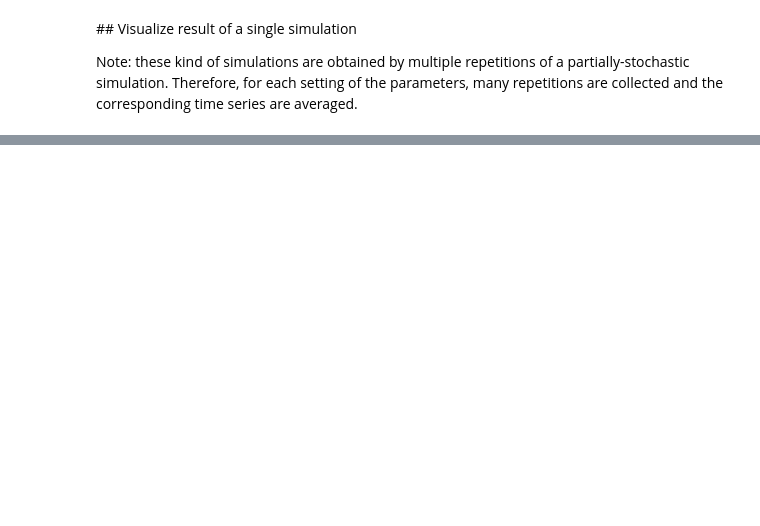
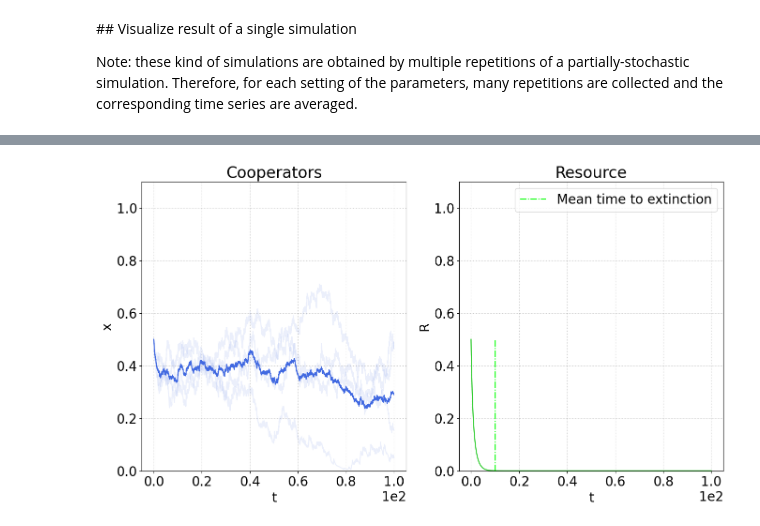
Before and after one commit to fabiomngzz/CPRSustainability, a Jupyter notebook: CPRSust_stochastic_dataAnalysis.ipynb, the cells around one changed output, grey strips where cells are left out. Cells and saved outputs as stored; diff of their text form; code cells hidden in the pictures; blank space fills up the shorter version.

Commit message:
Completed code for data analysis

```diff
--- a/CPRSust_stochastic_dataAnalysis.ipynb
+++ b/CPRSust_stochastic_dataAnalysis.ipynb
@@ -263,7 +297,7 @@ if runDetRes:
     paramsDictVis_detRes = dataObj_detRes[idxVis_detRes][paramsLabel]
     print('Paremeter set')
     print(json.dumps(paramsDictVis_detRes, indent=4))
-    seriesObjVis_detRes = dataObj_MF[idxVis_detRes][seriesLabel]
+    seriesObjVis_detRes = dataObj_detRes[idxVis_detRes][seriesLabel]
 
     print('Evaluating the times to extinction')
     tExtObj_detRes = extinctionTimes(seriesObjVis_detRes)
@@ -285,48 +319,61 @@ if runDetRes:
     contextVis_detRes = paramsDictVis_detRes | contextVis_detRes
 
     # Calculate averages
-    # if all(len(obj['time']) == 1 for obj in seriesObjVis_detRes):
-    #     seriesObjVis_detRes = [seriesObjVis_MF.copy() for _ in range(len(seriesObjVis_detRes))]
-    #     tSieriesVisAvg_detRes = seriesObjVis_MF['time'].copy()
-    # else:
-    #     tSeriesVisAvg_detRes = tVecCommon(seriesObjVis_detRes,contextVis_detRes,reactsCPRsust_homogeneous_detRes)
-    # coopFracSeriesInterp_detRes = GillTimeSeriesInterp(tSimAvg_detRes,seriesObj_detRes,'cooperators')
-    # coopFracSeriesAvg_detRes = np.mean(coopFracSeriesInterp_detRes,axis=0)
-    # RSimInterp_detRes = GillTimeSeriesInterp(tSimAvg_detRes,seriesObj_detRes,'resource')
-    # RSimAvg_detRes = np.mean(RSimInterp_detRes,axis=0)
-    # plotsObj = [
-    #     {
-    #         'name' : 'Cooperators',
-    #         'x' : seriesObjVis_MF['time'],
-    #         'y': seriesObjVis_MF['cooperators'],
-    #         'color' : 'royalblue',
-    #         'xlabel' : 't',
-    #         'ylabel' : 'x',
-    #         'yLims' : [0, 1.1]
-    #     },
-    #     {
-    #         'name' : 'Resource',
-    #         'x' : seriesObjVis_MF['time'],
-    #         'y' : seriesObjVis_MF['resource'],
-    #         'color' : 'limegreen',
-    #         'xlabel' : 't',
-    #         'ylabel' : 'R',
-    #         'yLims' : [0,1.1]
-    #     }
-    # ]
+    if all(len(obj['time']) == 1 for obj in seriesObjVis_detRes):
+        matchedMF = None
+        for obj in dataObj_MF:
+            params_temp = obj[paramsLabel]
+            if all(params_temp.get(k) == v for k, v in paramsDictVis_detRes.items()):
+                matchedMF = obj
+                break
 
-    # fig_MF, ax_MF = plt.subplots(1,2,figsize=(16,8))
+        if matchedMF is None:
+            raise ValueError('No mean field dataset was found for such set of parameters!')
 
-    # for ax,plotObj in zip(ax_MF,plotsObj):
-    #     ax.set_title(plotObj['name'])
-    #     ax.plot(plotObj['x'],plotObj['y'],plotObj['color'], alpha=0.4)
-    #     ax.ticklabel_format(style='sci', axis='x', scilimits=(0, 0))
-    #     ax.set_xlabel(plotObj['xlabel'])
-    #     ax.set_ylabel(plotObj['ylabel'])
-    #     ax.set_ylim(plotObj['yLims'])
-    #     ax.grid(which='both',linestyle=':',color='k',alpha=0.25)
-    # if tExt_MF:
-    #     ax_MF[1].vlines(tExt_MF,0,paramsDictVis_MF['Ri'],colors='lime',linestyle='-.',label='Time to extinction')
-    #     ax_MF[1].legend()
-    # plt.show()
+        seriesObjVis_detRes = [matchedMF[seriesLabel].copy() for _ in range(len(seriesObjVis_detRes))]
+        tSieriesVisAvg_detRes = matchedMF[seriesLabel]['time'].copy()
+    else:
+        tSeriesVisAvg_detRes = tVecCommon(seriesObjVis_detRes,contextVis_detRes,reactsCPRsust_homogeneous_detRes)
+    coopFracSeriesInterpVis_detRes = GillTimeSeriesInterp(tSeriesVisAvg_detRes,seriesObjVis_detRes,'cooperators')
+    coopFracSeriesAvgVis_detRes = np.mean(coopFracSeriesInterpVis_detRes,axis=0)
+    RSeriesInterpVis_detRes = GillTimeSeriesInterp(tSeriesVisAvg_detRes,seriesObjVis_detRes,'resource')
+    RSeriesAvgVis_detRes = np.mean(RSeriesInterpVis_detRes,axis=0)
+
+    # Redefine the object for plots because the mean field case may not be run
+    plotsObj = [
+        {
+            'name' : 'Cooperators',
+            'x' : [s['time'] for s in seriesObjVis_detRes],
+            'y': [s['cooperators'] for s in seriesObjVis_detRes],
+            'color' : 'royalblue',
+            'xlabel' : 't',
+            'ylabel' : 'x',
+            'yLims' : [0, 1.1]
+        },
+        {
+            'name' : 'Resource',
+            'x' : [s['time'] for s in seriesObjVis_detRes],
+            'y' : [s['resource'] for s in seriesObjVis_detRes],
+            'color' : 'limegreen',
+            'xlabel' : 't',
+            'ylabel' : 'R',
+            'yLims' : [0,1.1]
+        }
+    ]
+
+    fig_detRes, ax_detRes = plt.subplots(1,2,figsize=(16,8))
+    for ax,plotObj in zip(ax_detRes,plotsObj):
+        ax.set_title(plotObj['name'])
+        ax.ticklabel_format(style='sci', axis='x', scilimits=(0, 0))
+        ax.set_xlabel(plotObj['xlabel'])
+        ax.set_ylabel(plotObj['ylabel'])
+        ax.set_ylim(plotObj['yLims'])
+        for kRep in range(len(seriesObjVis_detRes)):
+            ax.plot(plotObj['x'][kRep],plotObj['y'][kRep],plotObj['color'], alpha=0.1)
+        ax.grid(which='both',linestyle=':',color='k',alpha=0.25)
+    ax_detRes[0].plot(tSeriesVisAvg_detRes,coopFracSeriesAvgVis_detRes,color=plotsObj[0]['color'])
+    ax_detRes[1].plot(tSeriesVisAvg_detRes,RSeriesAvgVis_detRes,color=plotsObj[1]['color'])
+    if tExtObj_detRes['mean']:
+        ax_detRes[1].vlines(tExtObj_detRes['mean'],0,paramsDictVis_detRes['Ri'],colors='lime',linestyle='-.',label='Mean time to extinction')
+        ax_detRes[1].legend()
 # %% [output]
@@ -333,0 +392 @@ TypeError: list indices must be integers or slices, not str
+[figure, added]
```
Also changed, not shown: parts of 18 cells of this notebook, 1 other file.
